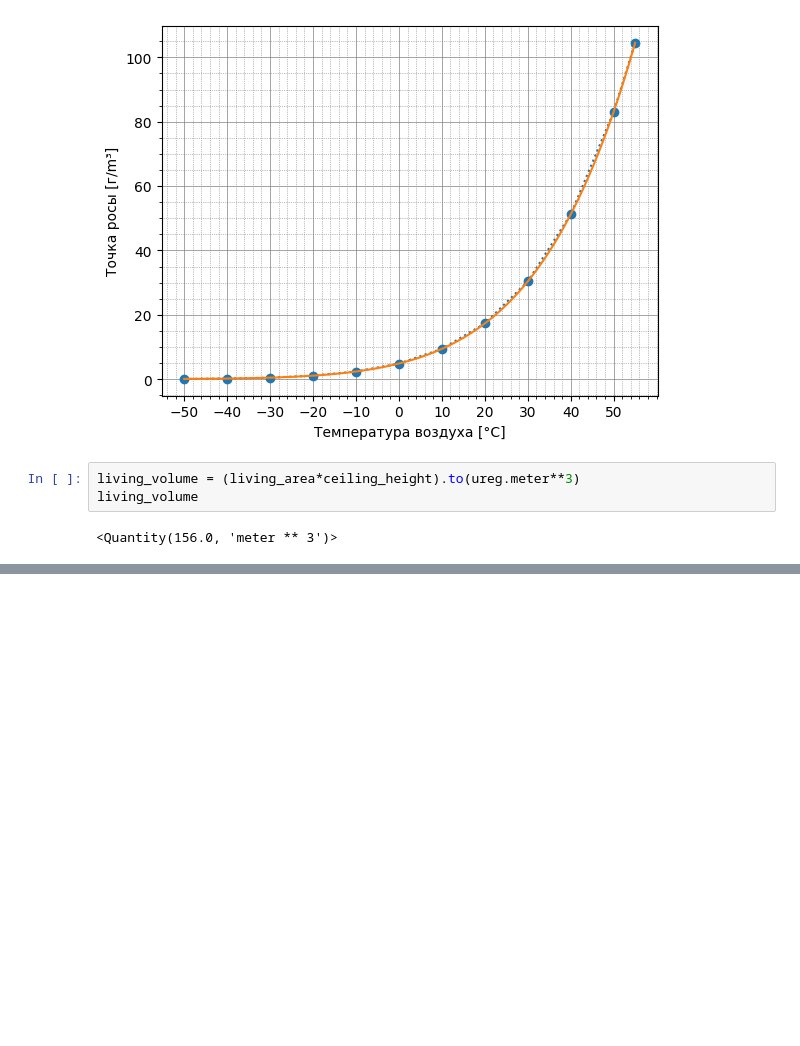
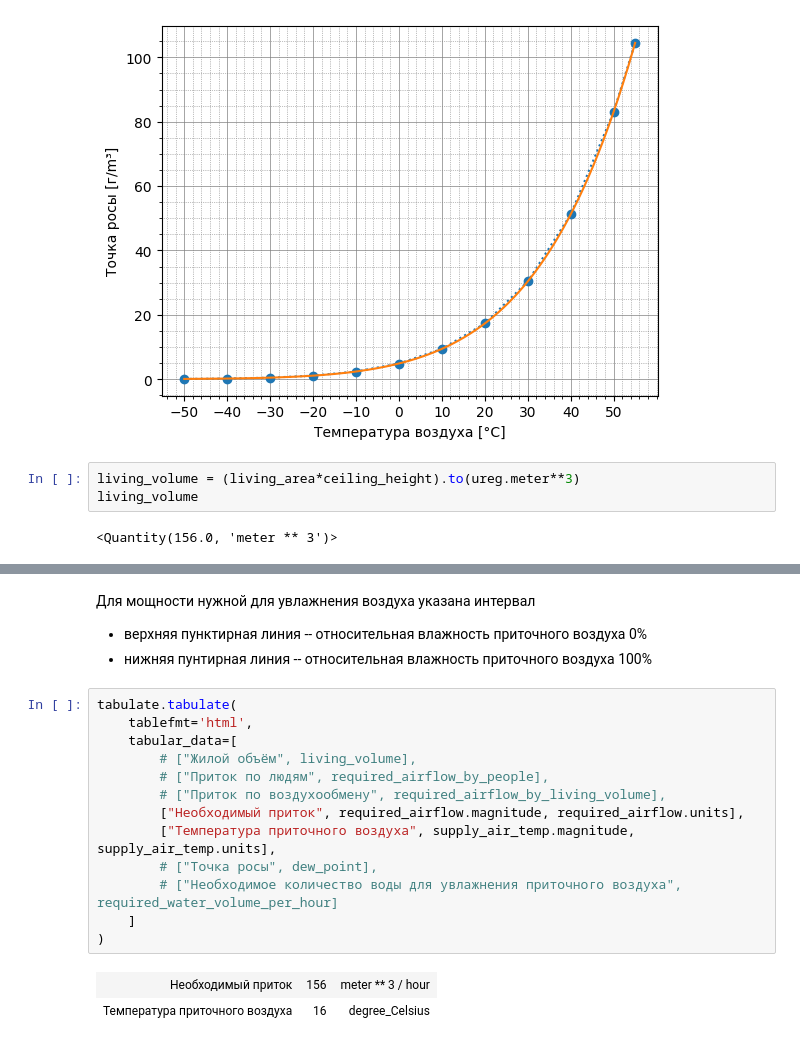
Before and after one commit to shaggyone/vent-calc, a Jupyter notebook: content/vent-calc.ipynb, the cells around one changed output, grey strips where cells are left out. Cells and saved outputs as stored; diff of their text form; blank space fills up the shorter version.

```diff
--- a/content/vent-calc.ipynb
+++ b/content/vent-calc.ipynb
@@ -331,0 +307,20 @@ plt.show()
+# %% [markdown]
+Для мощности нужной для увлажнения воздуха указана интервал
+* верхняя пунктирная линия -- относительная влажность приточного воздуха 0%
+* нижняя пунтирная линия -- относительная влажность приточного воздуха 100%
+# %%
+tabulate.tabulate(
+    tablefmt='html',
+    tabular_data=[
+        # ["Жилой объём", living_volume],
+        # ["Приток по людям", required_airflow_by_people],
+        # ["Приток по воздухообмену", required_airflow_by_living_volume],
+        ["Необходимый приток", required_airflow.magnitude, required_airflow.units],
+        ["Температура приточного воздуха", supply_air_temp.magnitude, supply_air_temp.units],
+        # ["Точка росы", dew_point],
+        # ["Необходимое количество воды для увлажнения приточного воздуха", required_water_volume_per_hour]
+    ]
+)
+# %% [output]
+| Необходимый приток | 156 | meter ** 3 / hour |
+| Температура приточного воздуха | 16 | degree_Celsius |
```
Also changed, not shown: parts of 6 cells of this notebook.
